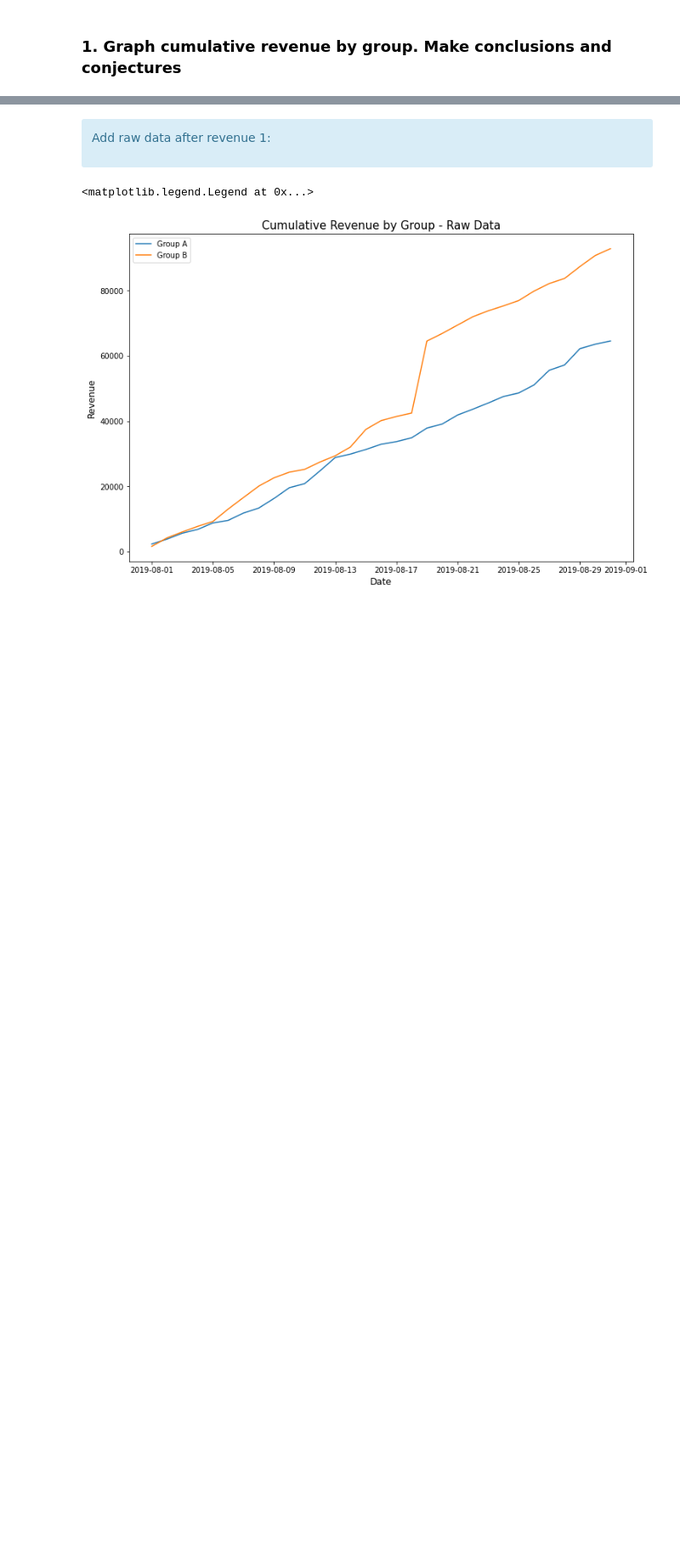
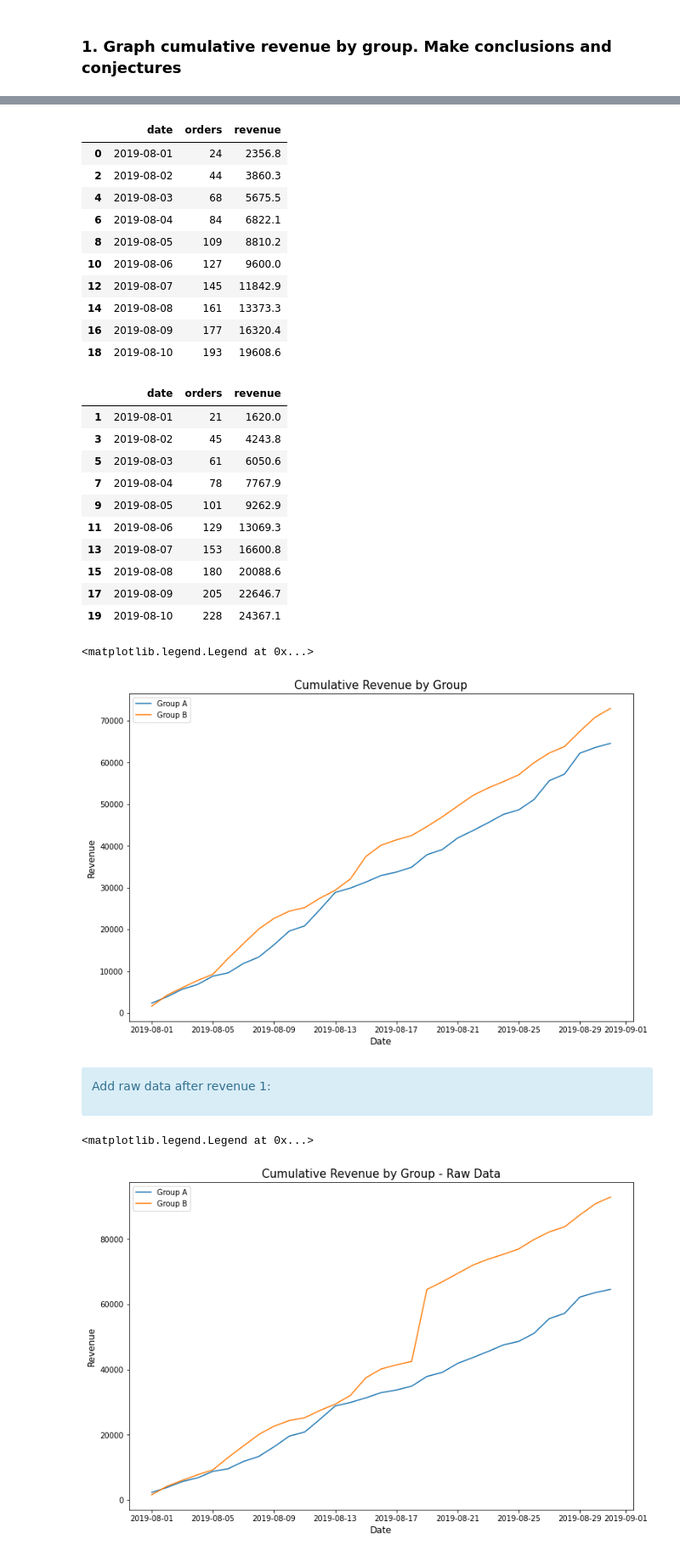
Before and after one commit to NadavNavon/practicum, a Jupyter notebook: 07b_Making_Business_Decisions_Based_on_Data_A_B_Testing/Project_07b_A_B_Testing.ipynb, the cells around one changed output, grey strips where cells are left out. Shown: that part at 85% size. Saved outputs shown, nothing was run; the diff lists cells and outputs as text; code cells hidden in the pictures; blank space fills up the shorter version.

```diff
--- a/07b_Making_Business_Decisions_Based_on_Data_A_B_Testing/Project_07b_A_B_Testing.ipynb
+++ b/07b_Making_Business_Decisions_Based_on_Data_A_B_Testing/Project_07b_A_B_Testing.ipynb
@@ -419,3 +455,46 @@ Please note that you can avoid warnings (if necessary) by using the code below.
+# %%
+# plot cumulative graphs
+
+# Dataframes with cumulative orders and revenue for groups A and B
+cumulativeRevenueA = cumulativeData[cumulativeData['group'] == 'A'][['date','orders','revenue']]
+cumulativeRevenueB = cumulativeData[cumulativeData['group'] == 'B'][['date','orders','revenue']]
+
+display(cumulativeRevenueA.head(10))
+display(cumulativeRevenueB.head(10))
+
+# plotting Revenue
+plt.figure(figsize=(12, 8))
+plt.plot(cumulativeRevenueA['date'], cumulativeRevenueA['revenue'], label = 'Group A')
+plt.plot(cumulativeRevenueB['date'], cumulativeRevenueB['revenue'], label = 'Group B')
+plt.title("Cumulative Revenue by Group", fontdict = {'size':15})
+plt.ylabel("Revenue",fontdict = {'size':12})
+plt.xlabel("Date", fontdict = {'size':12})
+plt.legend()
+# %% [output]
+|  | date | orders | revenue |
+| 0 | 2019-08-01 | 24 | 2356.8 |
+| 2 | 2019-08-02 | 44 | 3860.3 |
+| 4 | 2019-08-03 | 68 | 5675.5 |
+| 6 | 2019-08-04 | 84 | 6822.1 |
+| 8 | 2019-08-05 | 109 | 8810.2 |
+| 10 | 2019-08-06 | 127 | 9600.0 |
+| 12 | 2019-08-07 | 145 | 11842.9 |
+| 14 | 2019-08-08 | 161 | 13373.3 |
+| 16 | 2019-08-09 | 177 | 16320.4 |
+| 18 | 2019-08-10 | 193 | 19608.6 |
+|  | date | orders | revenue |
+| 1 | 2019-08-01 | 21 | 1620.0 |
+| 3 | 2019-08-02 | 45 | 4243.8 |
+| 5 | 2019-08-03 | 61 | 6050.6 |
+| 7 | 2019-08-04 | 78 | 7767.9 |
+| 9 | 2019-08-05 | 101 | 9262.9 |
+| 11 | 2019-08-06 | 129 | 13069.3 |
+| 13 | 2019-08-07 | 153 | 16600.8 |
+| 15 | 2019-08-08 | 180 | 20088.6 |
+| 17 | 2019-08-09 | 205 | 22646.7 |
+| 19 | 2019-08-10 | 228 | 24367.1 |
+<matplotlib.legend.Legend at 0x...>
+[figure, added]
 # %% [markdown]
 <div class="alert alert-block alert-info">
 
```
Also changed, not shown: parts of 16 cells of this notebook, 2 other files.
